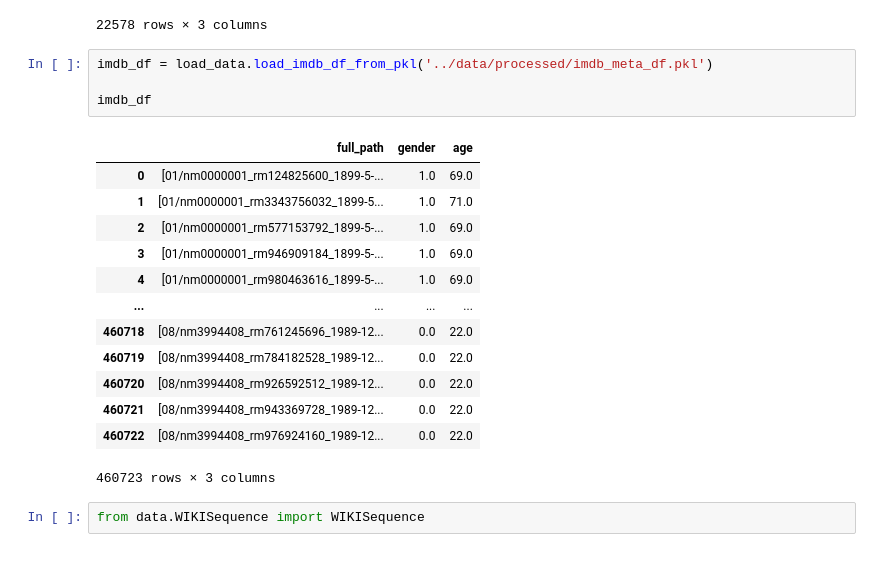
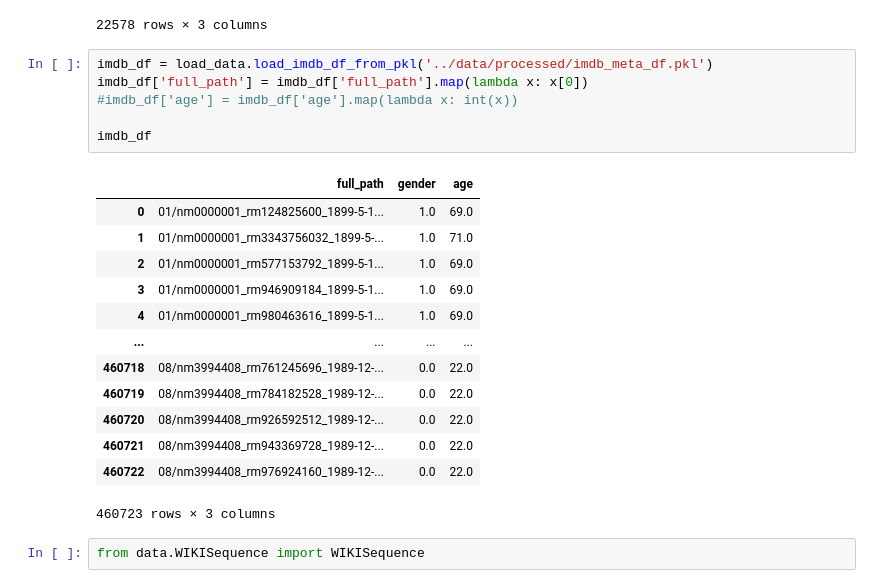
Before and after one commit to EdvinM/FIIT_NS_Mako_Schrojf, a Jupyter notebook: notebooks/Neural_Network.ipynb, the cells around one changed output. Saved outputs shown, nothing was run; the diff lists cells and outputs as text.

```diff
--- a/notebooks/Neural_Network.ipynb
+++ b/notebooks/Neural_Network.ipynb
@@ -56,21 +56,23 @@ wiki_df
 22578 rows × 3 columns
 # %%
 imdb_df = load_data.load_imdb_df_from_pkl('../data/processed/imdb_meta_df.pkl')
+imdb_df['full_path'] = imdb_df['full_path'].map(lambda x: x[0])
+#imdb_df['age'] = imdb_df['age'].map(lambda x: int(x))
 
 imdb_df
 # %% [output]
 |  | full_path | gender | age |
-| 0 | [01/nm0000001_rm124825600_1899-5-... | 1.0 | 69.0 |
-| 1 | [01/nm0000001_rm3343756032_1899-5... | 1.0 | 71.0 |
-| 2 | [01/nm0000001_rm577153792_1899-5-... | 1.0 | 69.0 |
-| 3 | [01/nm0000001_rm946909184_1899-5-... | 1.0 | 69.0 |
-| 4 | [01/nm0000001_rm980463616_1899-5-... | 1.0 | 69.0 |
+| 0 | 01/nm0000001_rm124825600_1899-5-1... | 1.0 | 69.0 |
+| 1 | 01/nm0000001_rm3343756032_1899-5-... | 1.0 | 71.0 |
+| 2 | 01/nm0000001_rm577153792_1899-5-1... | 1.0 | 69.0 |
+| 3 | 01/nm0000001_rm946909184_1899-5-1... | 1.0 | 69.0 |
+| 4 | 01/nm0000001_rm980463616_1899-5-1... | 1.0 | 69.0 |
 | ... | ... | ... | ... |
-| 460718 | [08/nm3994408_rm761245696_1989-12... | 0.0 | 22.0 |
-| 460719 | [08/nm3994408_rm784182528_1989-12... | 0.0 | 22.0 |
-| 460720 | [08/nm3994408_rm926592512_1989-12... | 0.0 | 22.0 |
-| 460721 | [08/nm3994408_rm943369728_1989-12... | 0.0 | 22.0 |
-| 460722 | [08/nm3994408_rm976924160_1989-12... | 0.0 | 22.0 |
+| 460718 | 08/nm3994408_rm761245696_1989-12-... | 0.0 | 22.0 |
+| 460719 | 08/nm3994408_rm784182528_1989-12-... | 0.0 | 22.0 |
+| 460720 | 08/nm3994408_rm926592512_1989-12-... | 0.0 | 22.0 |
+| 460721 | 08/nm3994408_rm943369728_1989-12-... | 0.0 | 22.0 |
+| 460722 | 08/nm3994408_rm976924160_1989-12-... | 0.0 | 22.0 |
 460723 rows × 3 columns
 # %%
 from data.WIKISequence import WIKISequence
```
Also changed, not shown: parts of 5 cells of this notebook, 1 other file.
